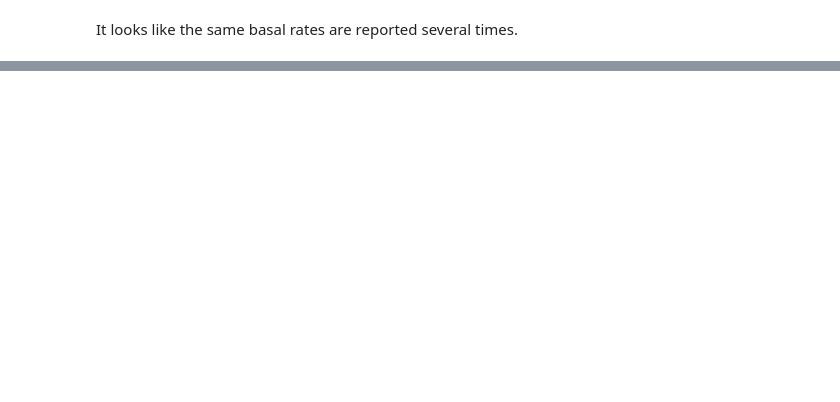
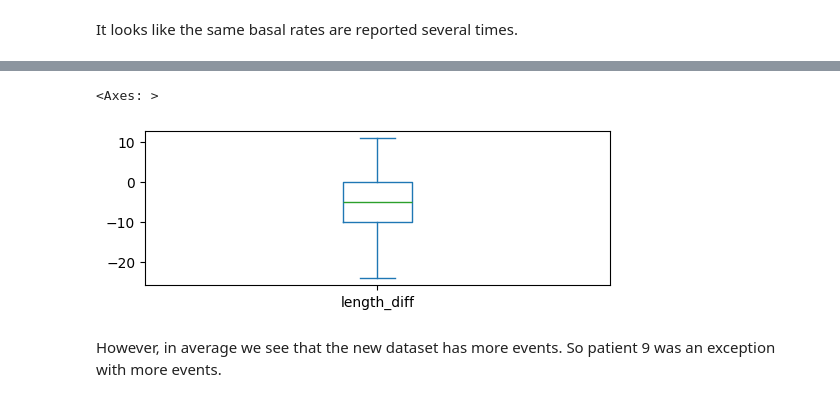
Before and after one commit to nudgebg/egvinsulin, a Jupyter notebook: notebooks/understand-pedap-dataset/2025-04-16 - understand-new-pedap-basal-format.ipynb, the cells around one changed output, grey strips where cells are left out. Saved outputs shown, nothing was run; the diff lists cells and outputs as text; code cells hidden in the pictures; blank space fills up the shorter version.

```diff
--- a/notebooks/understand-pedap-dataset/2025-04-16 - understand-new-pedap-basal-format.ipynb
+++ b/notebooks/understand-pedap-dataset/2025-04-16 - understand-new-pedap-basal-format.ipynb
@@ -414,0 +460,33 @@ Name: mean_diff, dtype: float64
+# %%
+results = []
+
+for patient_id in np.intersect1d(df_basal_new.PtID.unique(), df_basal_old.PtID.unique()):
+    df_basal_new_patient = drop_repetitive_values(df_basal_new[df_basal_new.PtID == patient_id], 'BasalRate')
+    df_basal_old_patient = drop_repetitive_values(df_basal_old[df_basal_old.PtID == patient_id], 'BasalRate')
+
+    df_basal_new_patient_inters = df_basal_new_patient.loc[df_basal_new_patient.datetime.between(df_basal_old_patient.datetime.min(),
+                                                                                                 df_basal_old_patient.datetime.max(),
+                                                                                                 inclusive='both')]
+
+    temp = pd.merge(
+        df_basal_old_patient[['datetime', 'BasalRate']],
+        df_basal_new_patient_inters[['datetime', 'BasalRate']],
+        on='datetime',
+        how='outer',
+        suffixes=('_old', '_new')
+    ).sort_values(by='datetime')
+
+    diff_stats = (temp.BasalRate_new - temp.BasalRate_old).describe()
+    results.append({
+        'PtID': patient_id,
+        'old_length': len(df_basal_old_patient),
+        'new_length_inters': len(df_basal_new_patient_inters),
+        'length_diff': len(df_basal_new_patient_inters) - len(df_basal_old_patient),
+        'mean_diff': diff_stats['mean'],
+        'std_diff': diff_stats['std'],
+        'min_diff': diff_stats['min'],
+        'max_diff': diff_stats['max']
+    })
+
+results_df = pd.DataFrame(results)
+display(results_df)
@@ -414,0 +507,9 @@ Name: mean_diff, dtype: float64
+# %%
+plt.figure(figsize=(6,2))
+results_df.length_diff.plot.box(showfliers=False)
+#plt.ylim(0,15000)
+# %% [output]
+<Axes: >
+[figure, added]
+# %% [markdown]
+However, in average we see that the new dataset has more events. So patient 9 was an exception with more events.
```
Also changed, not shown: parts of 32 cells of this notebook, 5 other files.
